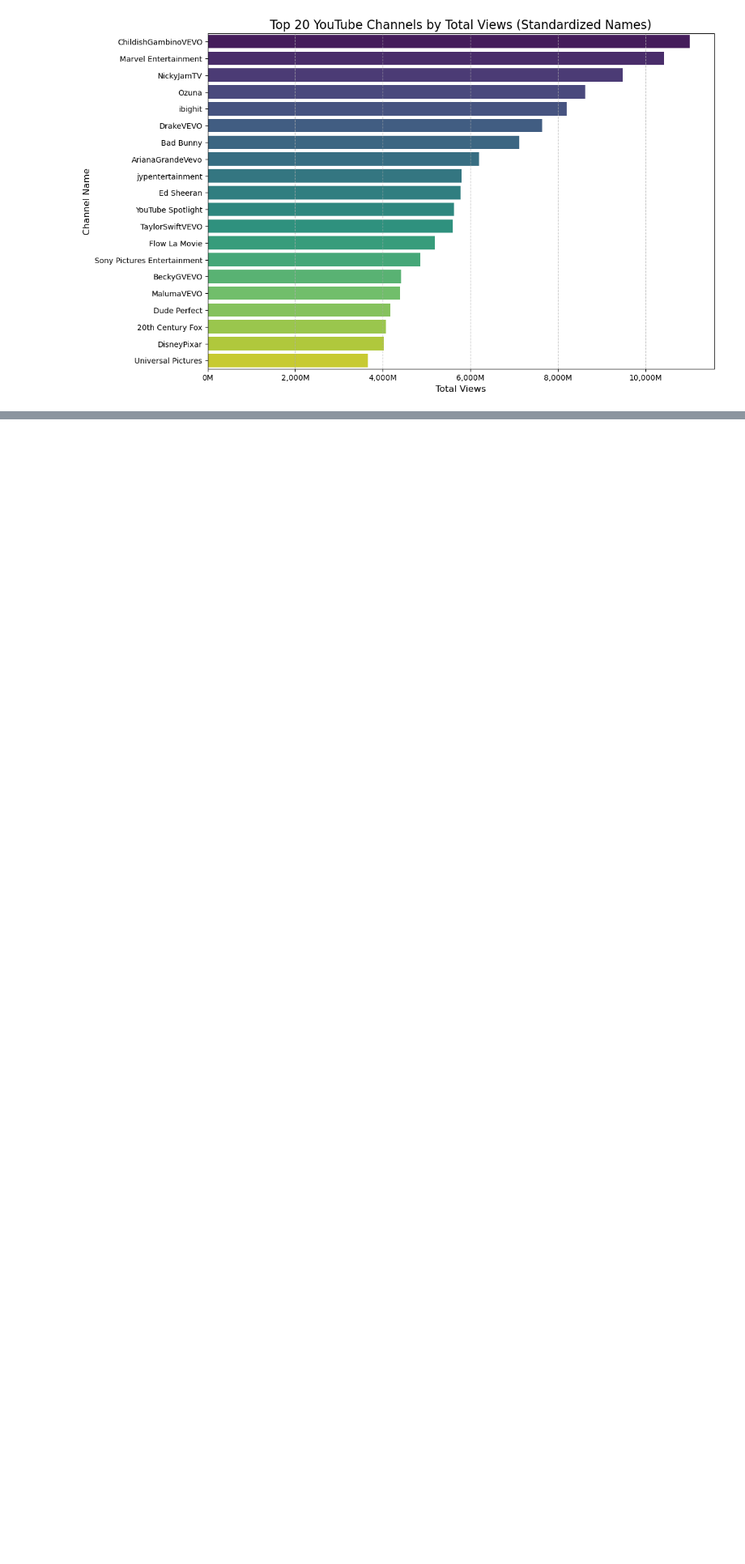
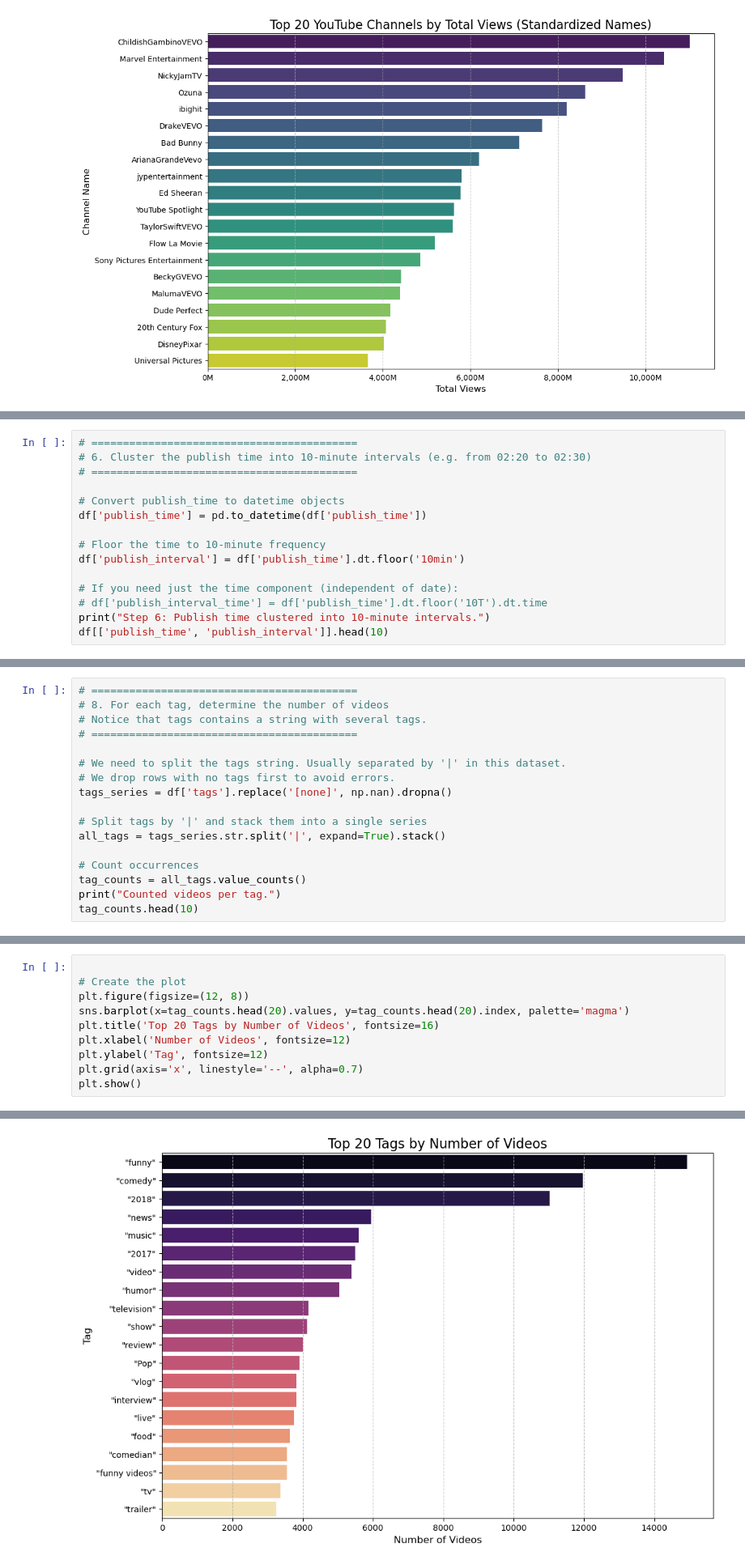
Before and after one commit to MuhammadAbbasi/FCS_Bicocca, a Jupyter notebook: code.ipynb, the cells around one changed output, grey strips where cells are left out. Shown at 81% size. Drawn from its saved outputs; the diff is of its cells as text; blank space fills up the shorter version.

```diff
--- a/code.ipynb
+++ b/code.ipynb
@@ -164,0 +200,15 @@ plt.show()
+# %%
+# ==========================================
+# 6. Cluster the publish time into 10-minute intervals (e.g. from 02:20 to 02:30)
+# ==========================================
+
+# Convert publish_time to datetime objects
+df['publish_time'] = pd.to_datetime(df['publish_time'])
+
+# Floor the time to 10-minute frequency
+df['publish_interval'] = df['publish_time'].dt.floor('10min')
+
+# If you need just the time component (independent of date):
+# df['publish_interval_time'] = df['publish_time'].dt.floor('10T').dt.time
+print("Step 6: Publish time clustered into 10-minute intervals.")
+df[['publish_time', 'publish_interval']].head(10)
@@ -164,0 +250,17 @@ plt.show()
+# %%
+# ==========================================
+# 8. For each tag, determine the number of videos
+# Notice that tags contains a string with several tags.
+# ==========================================
+
+# We need to split the tags string. Usually separated by '|' in this dataset.
+# We drop rows with no tags first to avoid errors.
+tags_series = df['tags'].replace('[none]', np.nan).dropna()
+
+# Split tags by '|' and stack them into a single series
+all_tags = tags_series.str.split('|', expand=True).stack()
+
+# Count occurrences
+tag_counts = all_tags.value_counts()
+print("Counted videos per tag.")
+tag_counts.head(10)
@@ -164,0 +280,11 @@ plt.show()
+# %%
+
+# Create the plot
+plt.figure(figsize=(12, 8))
+sns.barplot(x=tag_counts.head(20).values, y=tag_counts.head(20).index, palette='magma')
+plt.title('Top 20 Tags by Number of Videos', fontsize=16)
+plt.xlabel('Number of Videos', fontsize=12)
+plt.ylabel('Tag', fontsize=12)
+plt.grid(axis='x', linestyle='--', alpha=0.7)
+plt.show()
+# %% [output]
@@ -164,0 +294 @@ plt.show()
+[figure, added]
```
Also changed, not shown: parts of 17 cells of this notebook.
